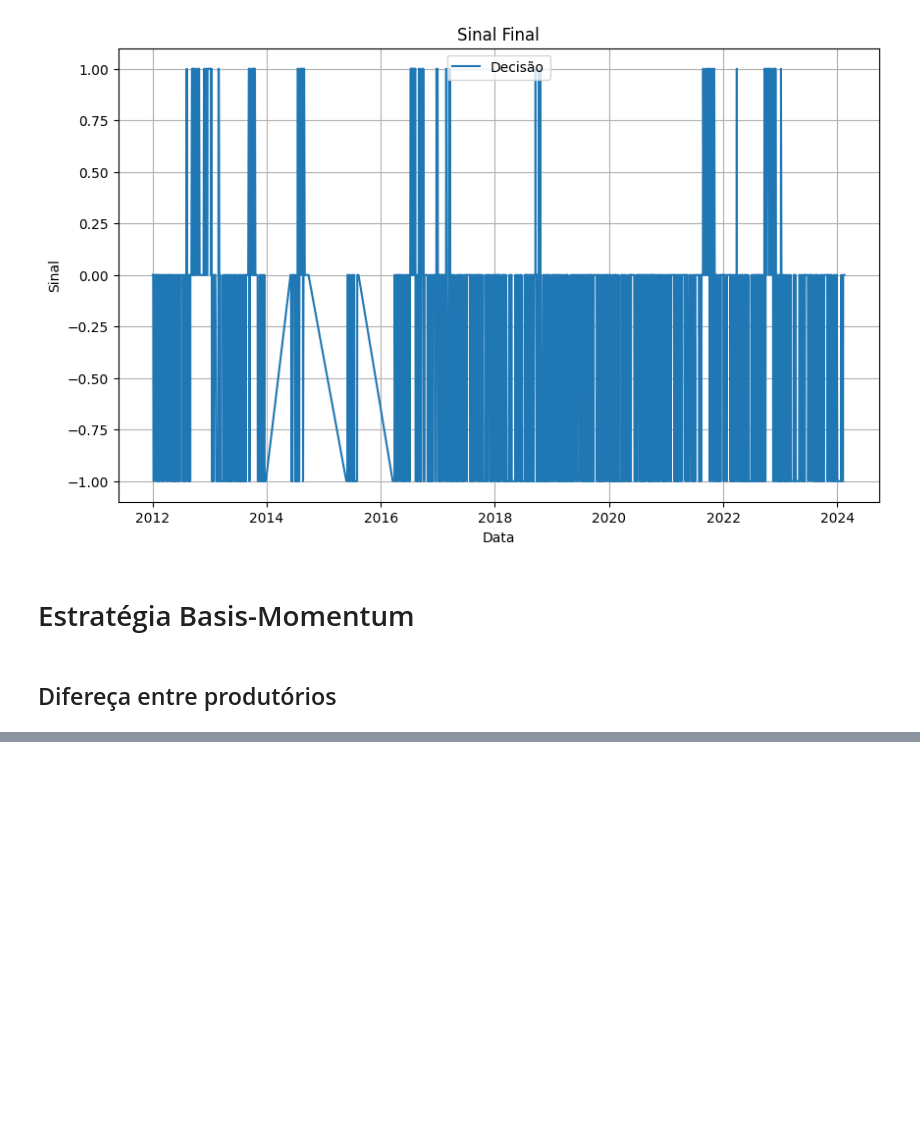
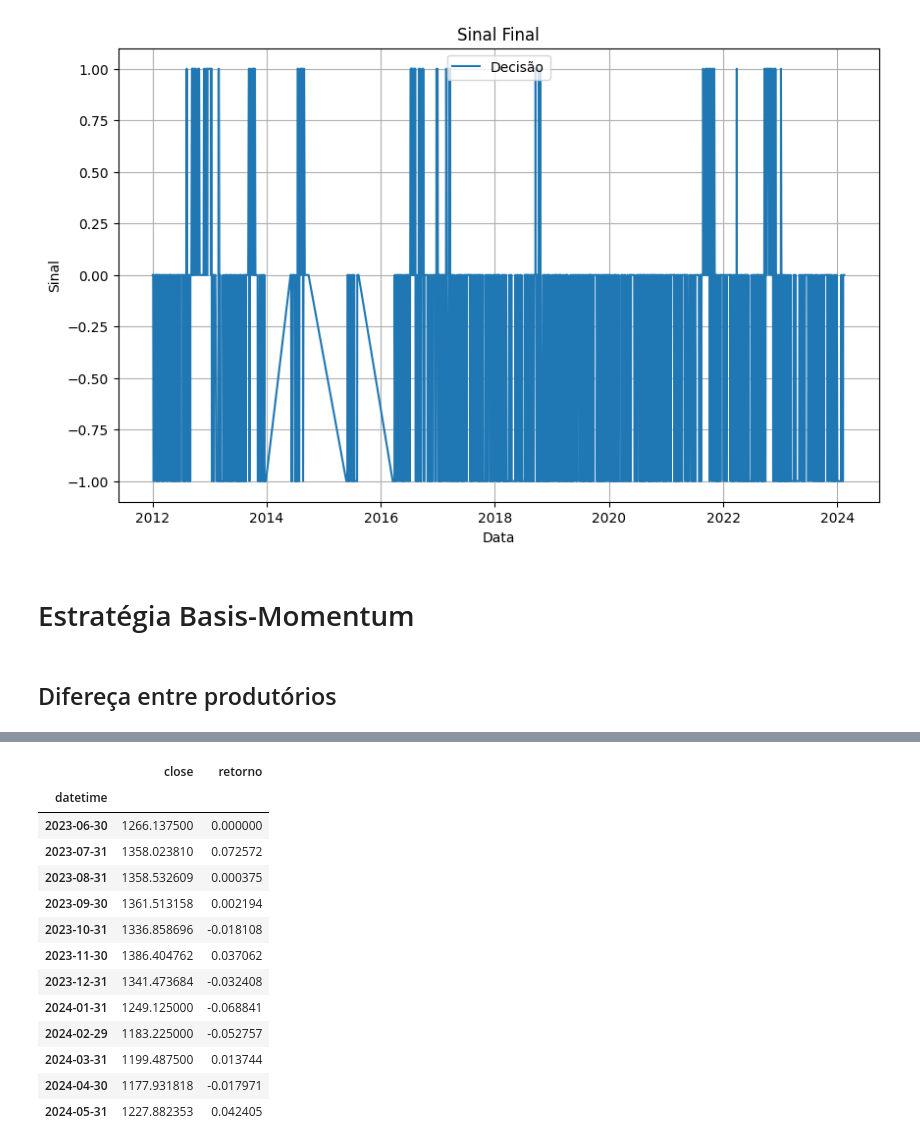
Before and after one commit to vidomirana/Analise-Sincronia-SeriesTemporais-Soja, a Jupyter notebook: Basis_Momentum.ipynb, the cells around one changed output, grey strips where cells are left out. Saved outputs shown, nothing was run; the diff lists cells and outputs as text; code cells hidden in the pictures; blank space fills up the shorter version.

Commit message:
Aplicando Basis-Momentum nos ultimos 12 meses

```diff
--- a/Basis_Momentum.ipynb
+++ b/Basis_Momentum.ipynb
@@ -295,0 +375,7 @@ $$
+# %%
+soyN24_close = soyN24.close
+soyQ24_close = soyQ24.close
+# %%
+# Filtrar os dados dos últimos 12 meses
+soyN24_12m = soyN24_close.last('12M')
+soyN24_12m
@@ -295,0 +396,4 @@ $$
+# %%
+# Agrupar os dados por mês e calcular a média
+soyN24_12m = soyN24_12m.resample('M').mean()
+soyN24_12m
@@ -295,0 +436,3 @@ $$
+# %%
+soyN24_12m = soyN24_12m.to_frame(name='close')
+soyN24_12m
@@ -295,0 +472,21 @@ $$
+# %%
+soyN24_12m['retorno'] = soyN24_12m['close'].pct_change()
+
+# Preencher o NaN inicial com 0
+soyN24_12m['retorno'].fillna(0, inplace=True)
+soyN24_12m
+# %% [output]
+|  | close | retorno |
+| datetime |  |  |
+| 2023-06-30 | 1266.137500 | 0.000000 |
+| 2023-07-31 | 1358.023810 | 0.072572 |
+| 2023-08-31 | 1358.532609 | 0.000375 |
+| 2023-09-30 | 1361.513158 | 0.002194 |
+| 2023-10-31 | 1336.858696 | -0.018108 |
+| 2023-11-30 | 1386.404762 | 0.037062 |
+| 2023-12-31 | 1341.473684 | -0.032408 |
+| 2024-01-31 | 1249.125000 | -0.068841 |
+| 2024-02-29 | 1183.225000 | -0.052757 |
+| 2024-03-31 | 1199.487500 | 0.013744 |
+| 2024-04-30 | 1177.931818 | -0.017971 |
+| 2024-05-31 | 1227.882353 | 0.042405 |
```
Also changed, not shown: parts of 16 cells of this notebook.
